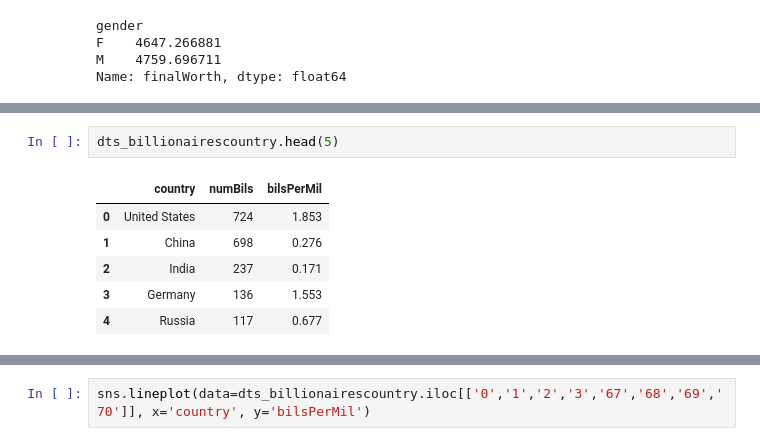
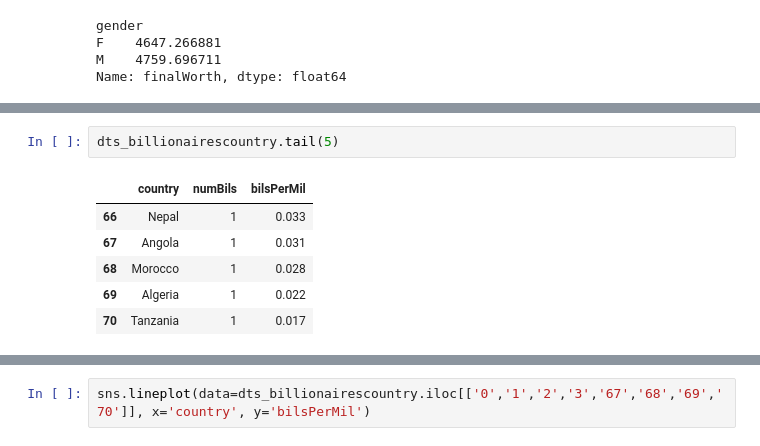
Before and after one commit to Audkaur/UCDPA_AudreyKoussou, a Jupyter notebook: UCDPA_AudreyKoussou.ipynb, the cells around one changed output, grey strips where cells are left out. Saved outputs shown, nothing was run; the diff lists cells and outputs as text.

```diff
--- a/UCDPA_AudreyKoussou.ipynb
+++ b/UCDPA_AudreyKoussou.ipynb
@@ -615,9 +654,9 @@ Here you can see that the difference between male and female Billionaires is not
 # %%
-dts_billionairescountry.head(5)
+dts_billionairescountry.tail(5)
 # %% [output]
 |  | country | numBils | bilsPerMil |
-| 0 | United States | 724 | 1.853 |
-| 1 | China | 698 | 0.276 |
-| 2 | India | 237 | 0.171 |
-| 3 | Germany | 136 | 1.553 |
-| 4 | Russia | 117 | 0.677 |
+| 66 | Nepal | 1 | 0.033 |
+| 67 | Angola | 1 | 0.031 |
+| 68 | Morocco | 1 | 0.028 |
+| 69 | Algeria | 1 | 0.022 |
+| 70 | Tanzania | 1 | 0.017 |
```
Also changed, not shown: parts of 51 cells of this notebook.
